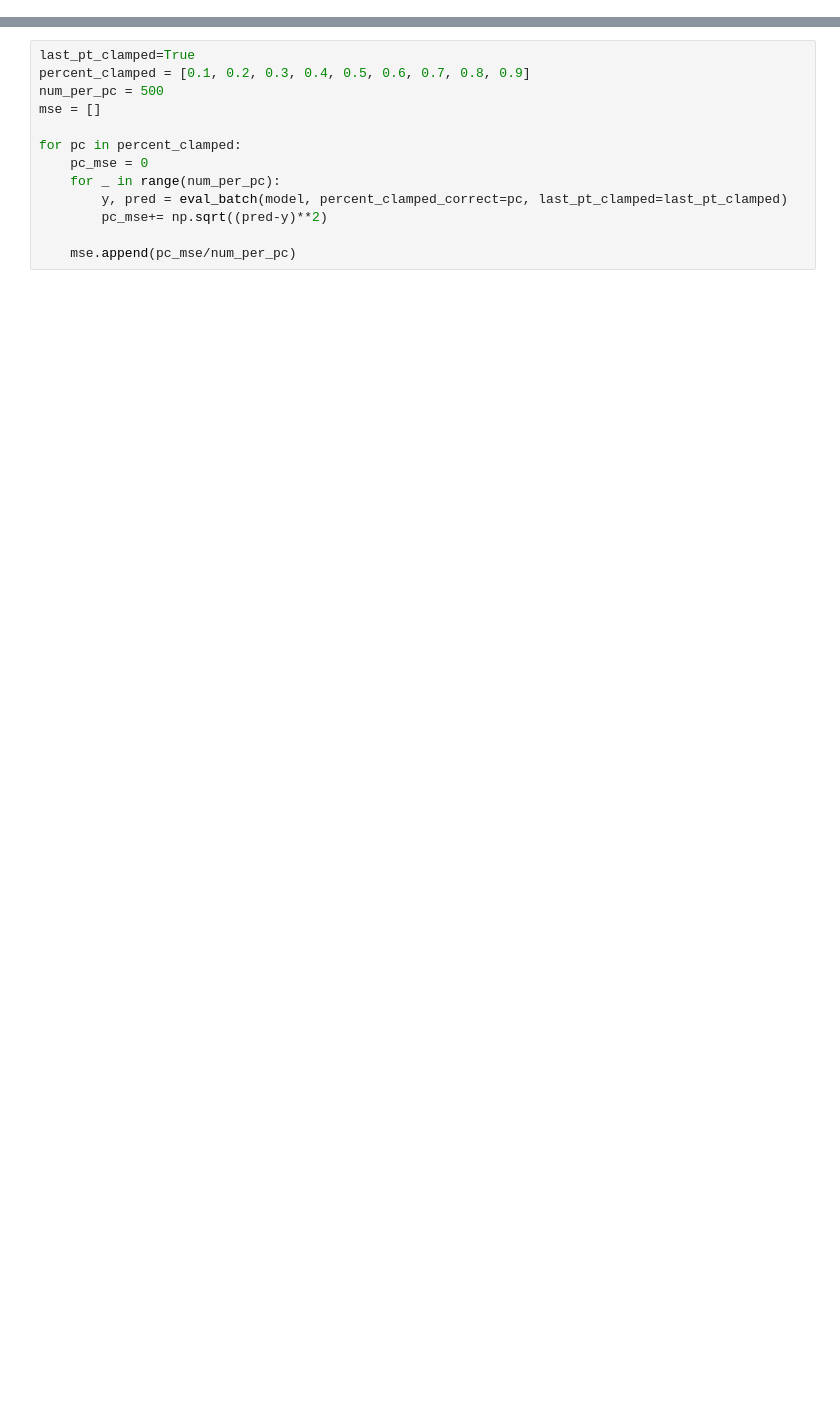
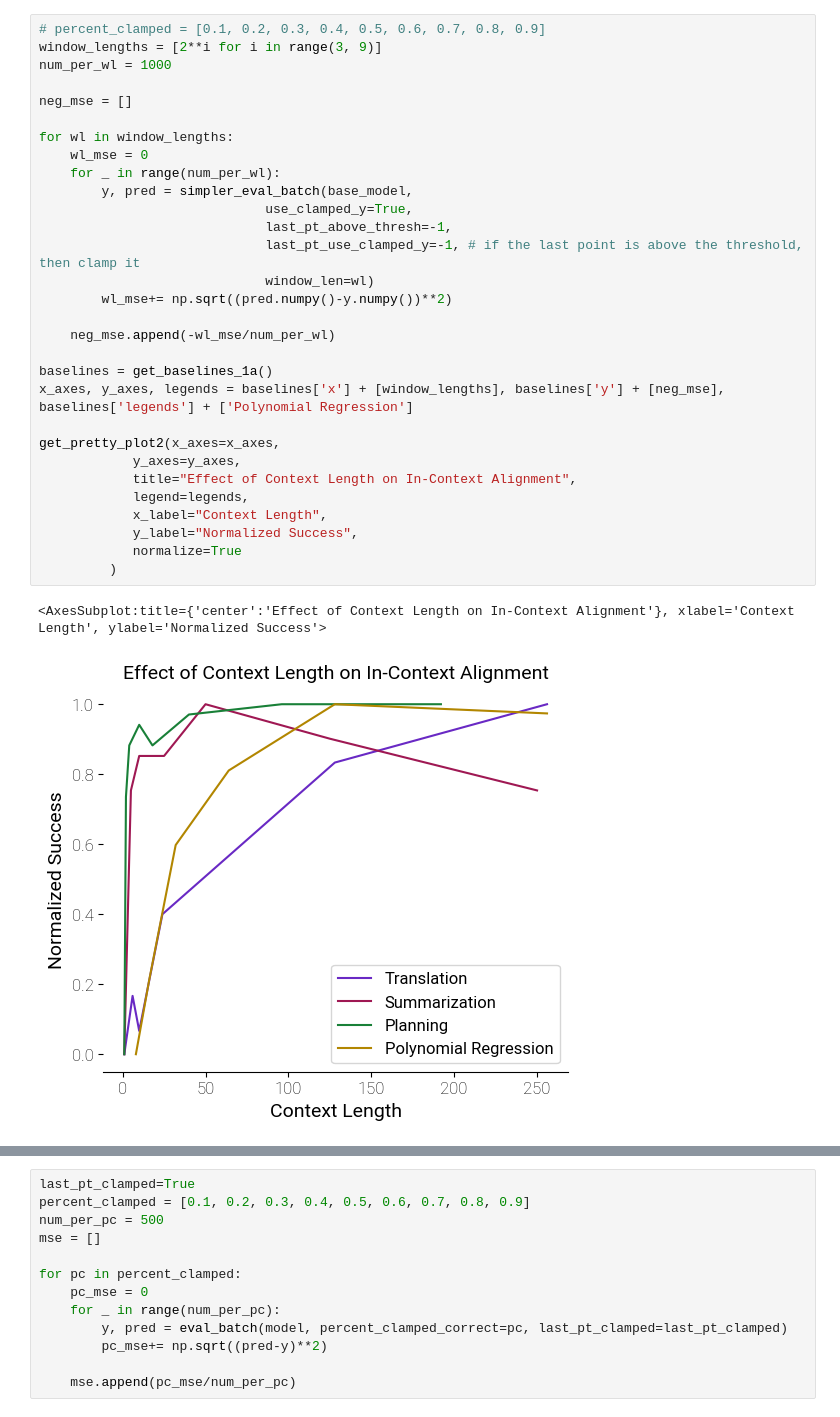
Before and after one commit to DylanDavi5/Refusal_Chebyshev, a Jupyter notebook: src/fixed_finetune_eval.ipynb, the cells around one changed output, grey strips where cells are left out. Cells and saved outputs as stored; diff of their text form; blank space fills up the shorter version.

```diff
--- a/src/fixed_finetune_eval.ipynb
+++ b/src/fixed_finetune_eval.ipynb
@@ -133,0 +217,33 @@ b_size = 1
+# %%
+# percent_clamped = [0.1, 0.2, 0.3, 0.4, 0.5, 0.6, 0.7, 0.8, 0.9]
+window_lengths = [2**i for i in range(3, 9)]
+num_per_wl = 1000
+
+neg_mse = []
+
+for wl in window_lengths:
+    wl_mse = 0
+    for _ in range(num_per_wl):
+        y, pred = simpler_eval_batch(base_model,
+                             use_clamped_y=True,
+                             last_pt_above_thresh=-1,
+                             last_pt_use_clamped_y=-1, # if the last point is above the threshold, then clamp it
+                             window_len=wl)
+        wl_mse+= np.sqrt((pred.numpy()-y.numpy())**2)
+
+    neg_mse.append(-wl_mse/num_per_wl)
+
+baselines = get_baselines_1a()
+x_axes, y_axes, legends = baselines['x'] + [window_lengths], baselines['y'] + [neg_mse], baselines['legends'] + ['Polynomial Regression']
+
+get_pretty_plot2(x_axes=x_axes,
+            y_axes=y_axes,
+            title="Effect of Context Length on In-Context Alignment",
+            legend=legends,
+            x_label="Context Length",
+            y_label="Normalized Success",
+            normalize=True
+         )
+# %% [output]
+<AxesSubplot:title={'center':'Effect of Context Length on In-Context Alignment'}, xlabel='Context Length', ylabel='Normalized Success'>
+[figure, added]
```
Also changed, not shown: parts of 18 cells of this notebook, 8 other files.
